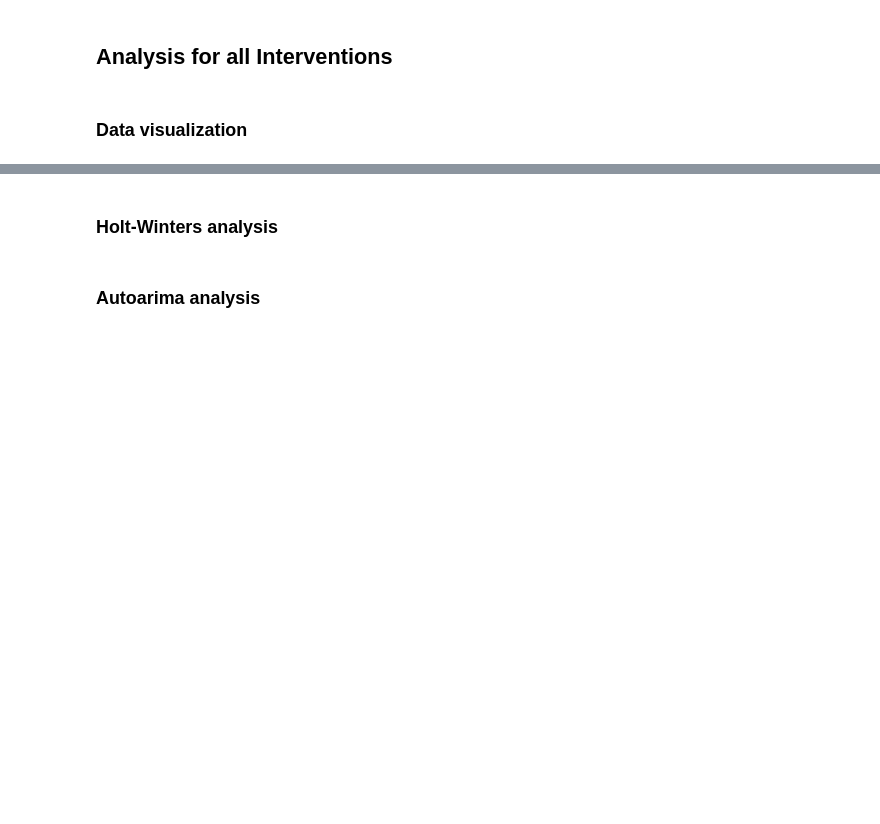
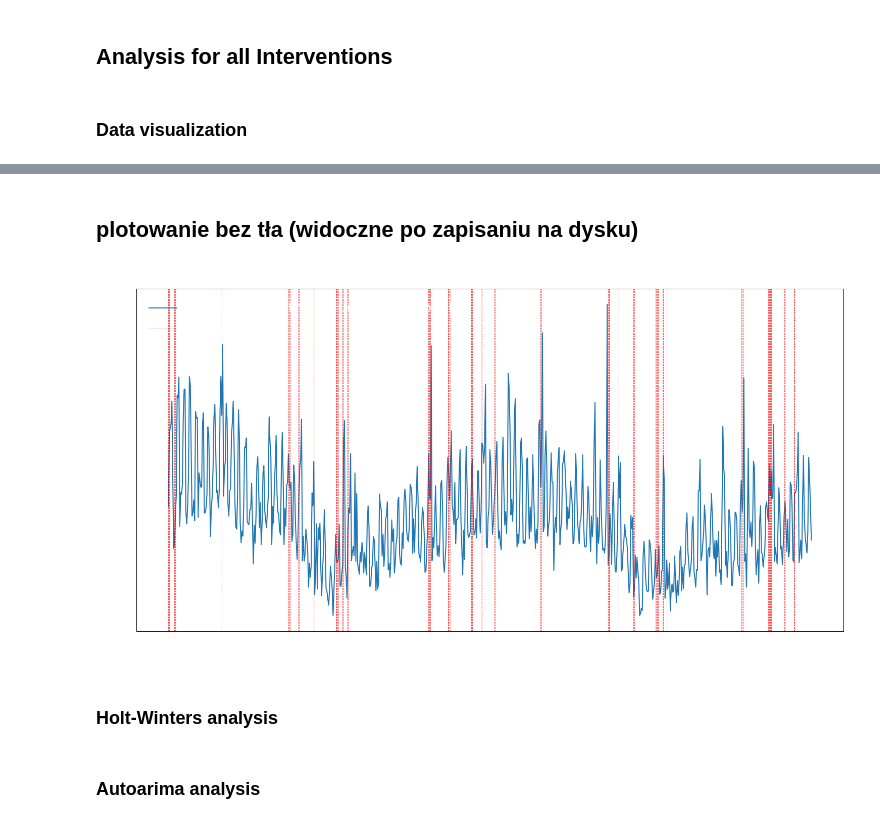
Before and after one commit to AdamKozakowski/Car_accidents_in_Poland_Adam_Kozakowski_Katarzyna_Bocian, a Jupyter notebook: Car_accidents_in_Poland_Adam_Kozakowski_Katarzyna_Bocian.ipynb, the cells around one changed output, grey strips where cells are left out. Cells and saved outputs as stored; diff of their text form; code cells hidden in the pictures; blank space fills up the shorter version.

```diff
--- a/Car_accidents_in_Poland_Adam_Kozakowski_Katarzyna_Bocian.ipynb
+++ b/Car_accidents_in_Poland_Adam_Kozakowski_Katarzyna_Bocian.ipynb
@@ -163,3 +164,36 @@ plt.show()
+# %% [markdown]
+## plotowanie bez tła (widoczne po zapisaniu na dysku)
+# %%
+fig = plt.figure(figsize=(15, 8), facecolor='none')
+ax = fig.add_subplot(111)
+
+holidays = df.index[df['is_holiday'] == True]
+
+ax.plot(df.index, df["Drivers_under_the_influence_of_alcohol"], label='Drivers under the influence of alcohol')
+
+# Plot holidays without legend for each subsequent line
+for i, holiday in enumerate(holidays):
+    ax.axvline(x=holiday, color='red', linestyle='--', linewidth=0.7, alpha=0.7, label='Holidays' if i == 0 else '_nolegend_')
+
+ax.set_xlabel('Date', color='white', fontsize=20)  # Set xlabel with white color and fontsize
+ax.set_ylabel('Drivers under the influence of alcohol', color='white', fontsize=20)  # Set ylabel with white color and fontsize
+ax.set_title('Drivers under the influence of alcohol over time', color='white', fontsize=25)  # Set title with white color and fontsize
+ax.legend(facecolor='none', edgecolor='none', labelcolor='white', fontsize=20)  # Set legend with white text and fontsize
+ax.grid(True, color='white')  # Set grid color to white
+
+# Set tick labels color to white
+ax.tick_params(axis='x', colors='white')
+ax.tick_params(axis='y', colors='white')
+
+fig.tight_layout()
+
+# Save the plot as PNG with transparent background
+plt.savefig('plot.png', transparent=True)
+
+# Display the plot (optional)
+plt.show()
+# %% [output]
+[figure, added]
 # %%
 # fig, axes = plt.subplots(nrows=len(columns), ncols=1, figsize=(10, 20), sharex=True)
 # holidays = df.index[df['is_holiday'] == True]
```
Also changed, not shown: parts of 2 cells of this notebook.
